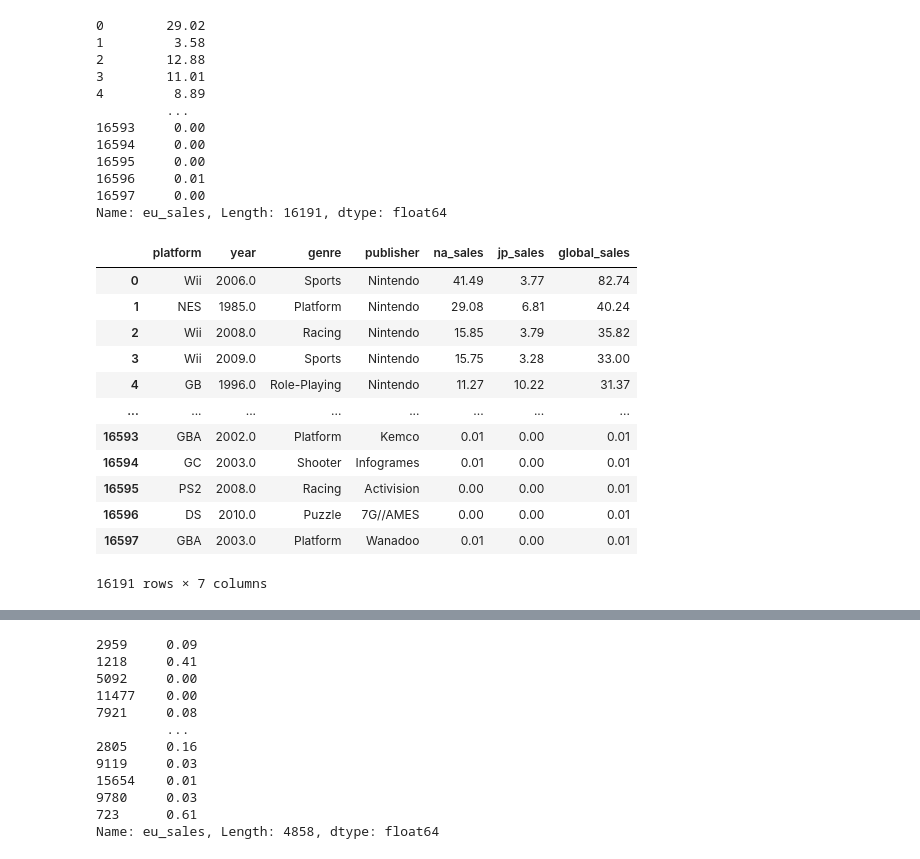
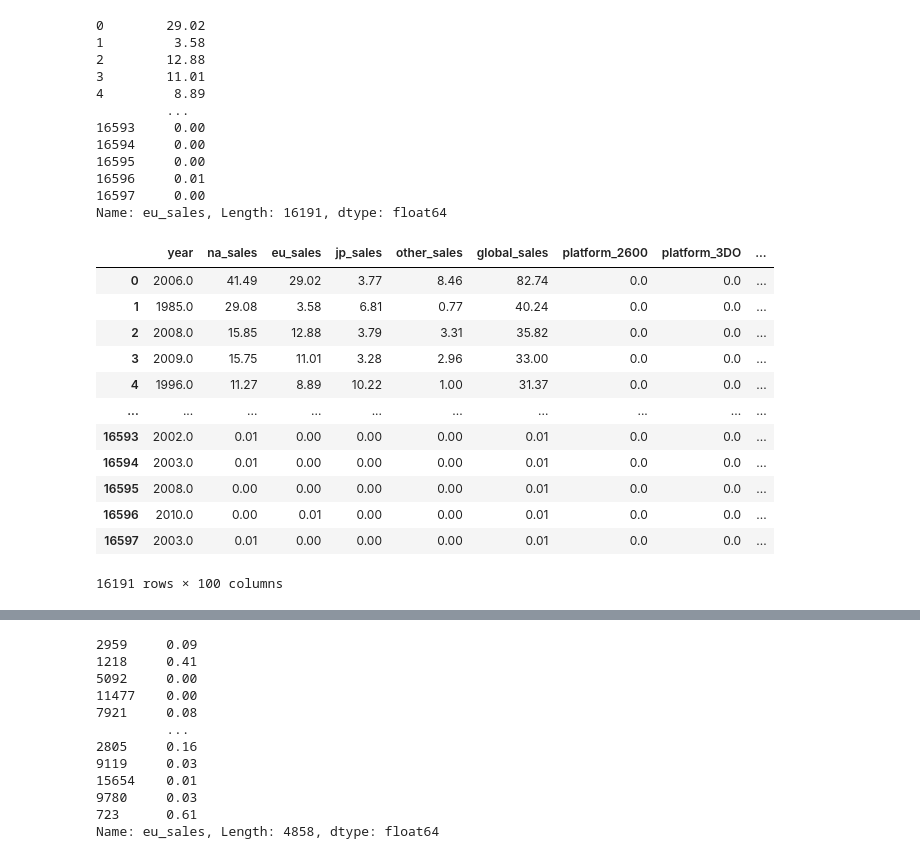
Before and after one commit to Hakitsu/pythonVideoGameSales, a Jupyter notebook: index.ipynb, the cells around one changed output, grey strips where cells are left out. Cells and saved outputs as stored; diff of their text form; code cells hidden in the pictures.

```diff
--- a/index.ipynb
+++ b/index.ipynb
@@ -241,0 +266,20 @@ Index(['Electronic Arts', 'Activision', 'Namco Bandai Games', 'Ubisoft',
+# %%
+enc = OneHotEncoder(drop ='if_binary')
+data_enc = enc.fit_transform(df["genre"].values.reshape(-1, 1)).toarray()
+column_enc = enc.get_feature_names_out(["genre"])
+one_hot_genre = pd.DataFrame(data_enc, columns =column_enc, index = df.index )
+# %%
+enc = OneHotEncoder(drop ='if_binary')
+data_enc = enc.fit_transform(df["publisher"].values.reshape(-1, 1)).toarray()
+column_enc = enc.get_feature_names_out(["publisher"])
+one_hot_publisher = pd.DataFrame(data_enc, columns =column_enc, index = df.index )
+# %%
+enc = OneHotEncoder(drop ='if_binary')
+data_enc = enc.fit_transform(df["platform"].values.reshape(-1, 1)).toarray()
+column_enc = enc.get_feature_names_out(["platform"])
+one_hot_platform = pd.DataFrame(data_enc, columns =column_enc, index = df.index )
+# %%
+#df_filter_not_unknown[column_enc] = one_hot_genre
+
+df_new_array = pd.concat([df, one_hot_platform, one_hot_genre, one_hot_publisher], axis = 1)
+df_new_array
@@ -293,22 +350,22 @@ y_df
 16597     0.00
 Name: eu_sales, Length: 16191, dtype: float64
 # %%
-x_df = df_filter_not_unknown[["platform","year","genre","publisher","na_sales","jp_sales","global_sales"]]
+x_df = df_new_array.drop(['rank','name','platform','genre','publisher'], axis = 1)
 x_df
 # %% [output]
-|  | platform | year | genre | publisher | na_sales | jp_sales | global_sales |
-| 0 | Wii | 2006.0 | Sports | Nintendo | 41.49 | 3.77 | 82.74 |
-| 1 | NES | 1985.0 | Platform | Nintendo | 29.08 | 6.81 | 40.24 |
-| 2 | Wii | 2008.0 | Racing | Nintendo | 15.85 | 3.79 | 35.82 |
-| 3 | Wii | 2009.0 | Sports | Nintendo | 15.75 | 3.28 | 33.00 |
-| 4 | GB | 1996.0 | Role-Playing | Nintendo | 11.27 | 10.22 | 31.37 |
-| ... | ... | ... | ... | ... | ... | ... | ... |
-| 16593 | GBA | 2002.0 | Platform | Kemco | 0.01 | 0.00 | 0.01 |
-| 16594 | GC | 2003.0 | Shooter | Infogrames | 0.01 | 0.00 | 0.01 |
-| 16595 | PS2 | 2008.0 | Racing | Activision | 0.00 | 0.00 | 0.01 |
-| 16596 | DS | 2010.0 | Puzzle | 7G//AMES | 0.00 | 0.00 | 0.01 |
-| 16597 | GBA | 2003.0 | Platform | Wanadoo | 0.01 | 0.00 | 0.01 |
+|  | year | na_sales | eu_sales | jp_sales | other_sales | global_sales | platform_2600 | platform_3DO | ... |
+| 0 | 2006.0 | 41.49 | 29.02 | 3.77 | 8.46 | 82.74 | 0.0 | 0.0 | ... |
+| 1 | 1985.0 | 29.08 | 3.58 | 6.81 | 0.77 | 40.24 | 0.0 | 0.0 | ... |
+| 2 | 2008.0 | 15.85 | 12.88 | 3.79 | 3.31 | 35.82 | 0.0 | 0.0 | ... |
+| 3 | 2009.0 | 15.75 | 11.01 | 3.28 | 2.96 | 33.00 | 0.0 | 0.0 | ... |
+| 4 | 1996.0 | 11.27 | 8.89 | 10.22 | 1.00 | 31.37 | 0.0 | 0.0 | ... |
+| ... | ... | ... | ... | ... | ... | ... | ... | ... | ... |
+| 16593 | 2002.0 | 0.01 | 0.00 | 0.00 | 0.00 | 0.01 | 0.0 | 0.0 | ... |
+| 16594 | 2003.0 | 0.01 | 0.00 | 0.00 | 0.00 | 0.01 | 0.0 | 0.0 | ... |
+| 16595 | 2008.0 | 0.00 | 0.00 | 0.00 | 0.00 | 0.01 | 0.0 | 0.0 | ... |
+| 16596 | 2010.0 | 0.00 | 0.01 | 0.00 | 0.00 | 0.01 | 0.0 | 0.0 | ... |
+| 16597 | 2003.0 | 0.01 | 0.00 | 0.00 | 0.00 | 0.01 | 0.0 | 0.0 | ... |
-16191 rows × 7 columns
+16191 rows × 100 columns
 # %%
 X_train, X_test, y_train, y_test = train_test_split(x_df, y_df, test_size=0.3, random_state=123)
 # %%
```
Also changed, not shown: parts of 22 cells of this notebook, 1 other file.
